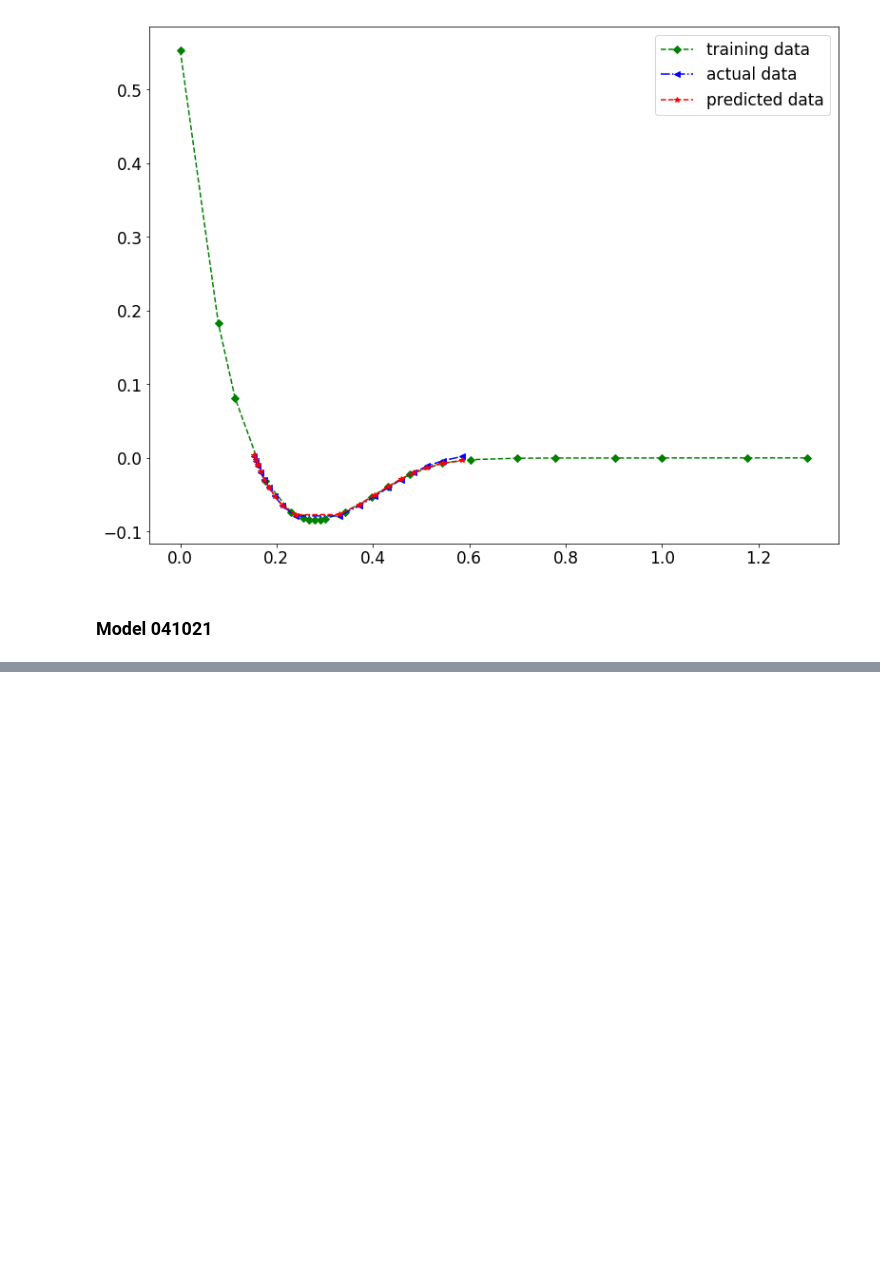
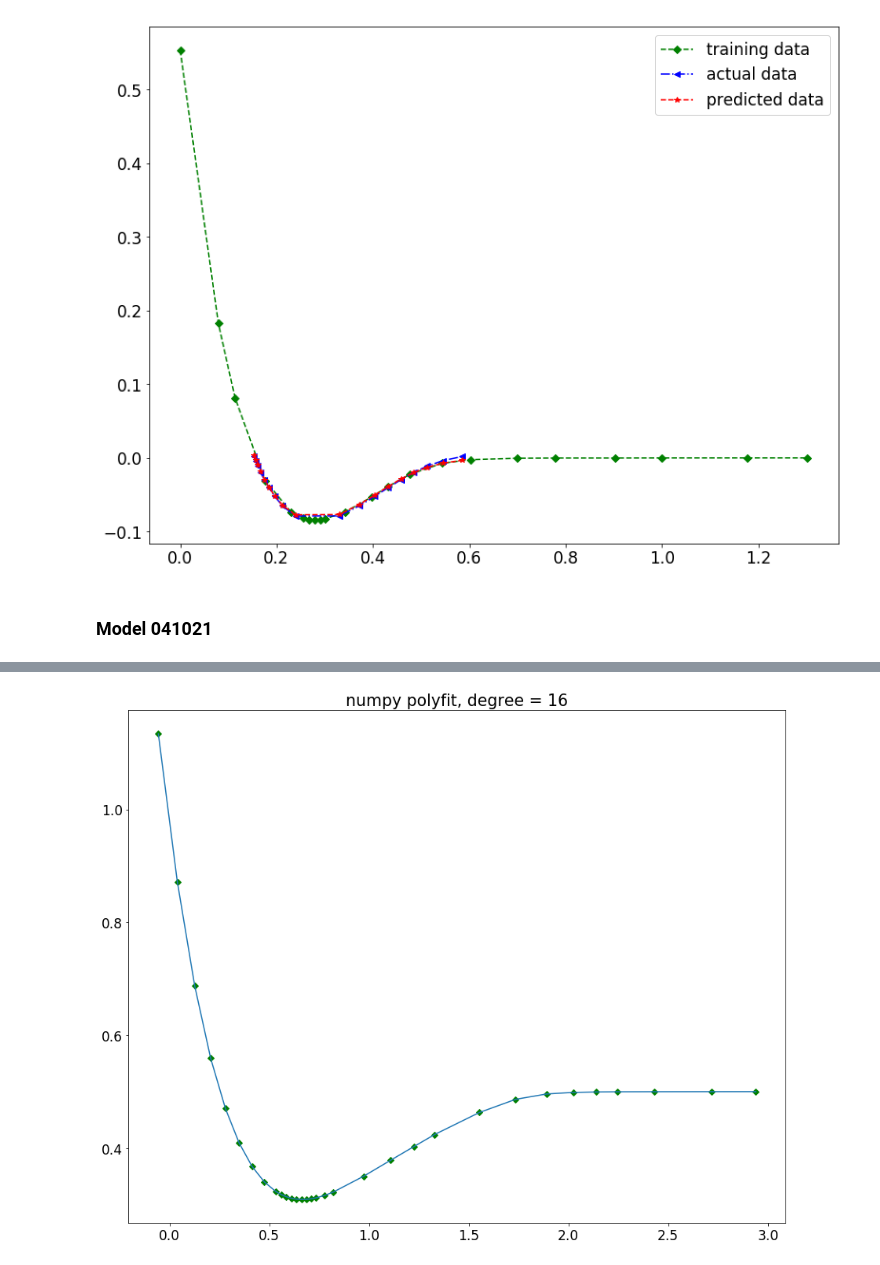
Before and after one commit to berylgithub/pes, a Jupyter notebook: PES_models.ipynb, the cells around one changed output, grey strips where cells are left out. Drawn from its saved outputs; the diff is of its cells as text; code cells hidden in the pictures; blank space fills up the shorter version.

Commit message:
added the second proposed model

```diff
--- a/PES_models.ipynb
+++ b/PES_models.ipynb
@@ -20,7 +21,7 @@ def RMSE(Y_pred, Y):
     #error between Y prediction and Y actual
     error = 0
     n = len(Y)
-    for i in range(length):
+    for i in range(n):
         diff = (Y[i]-Y_pred[i])**2
         error += diff
     return np.sqrt(error/n)
@@ -278,5 +280,0 @@ Success: Objective is sufficiently small
-# %%
-C = np.array([1,2,3,4,5,1,2,3,4,5,1])
-r = 2
-Z = (8, 1)
-f_diatomic_pot_lr(C, r, Z)
@@ -319,0 +281,76 @@ Error (linear algebra): Failed to build interpolation model while building adapt
+# %%
+import matplotlib.pyplot as plt
+matplotlib.rcParams.update({'font.size': 17})
+
+mol = "OH+"
+qidxs = query_one_var_indices(mol, "mol", list_data)
+#train and test on idx 4:
+idx = 4
+R = list_data[qidxs[idx]]["R"]
+V = list_data[qidxs[idx]]["V"]
+M = 16
+#C0 = np.random.uniform(0, 1, size=(M)) #to avoid division by 0
+C0 = np.zeros(M) + 1e-2
+Z = (1, 8) #atomic number of atom_1 and atom_2 (permutationally symmetric)
+poly_par = {"M":M, "morse":False}
+
+
+C = np.polyfit(R, V, M) #automatic fit by numpy
+e = f_poly_res(C[::-1], f_monomial_diatomic_pot, R, V, poly_par)
+print("residual = ",e) #the residual function is correct
+#p = np.poly1d(C)
+#V_pred = p(R)
+V_pred = [f_monomial_diatomic_pot(r, C[::-1], poly_par["morse"]) for r in R] #doublecheck the residual function
+print("RMSE = ",RMSE(V_pred, V)) #the polynomial function is correct
+plt.subplots(figsize=(15, 12))
+plt.plot(np.log(R), V, "gD")
+plt.plot(np.log(R), V_pred)
+plt.title("numpy polyfit, degree = "+str(M))
+print()
+
+#using polynomial fit but manual leastsquares:
+#C0 = C[::-1] #look at the correct C
+res = least_squares(f_poly_res2, C0, args=(f_monomial_diatomic_pot, R, V, poly_par), verbose=1, method="lm")
+print(res.message)
+V_pred = np.array([f_monomial_diatomic_pot(r, res.x, poly_par["morse"]) for r in R])
+print("RMSE = ",RMSE(V_pred, V))
+plt.subplots(figsize=(15, 12))
+plt.plot(np.log(R), V, "rD")
+plt.plot(np.log(R), V_pred)
+plt.title("polynomial fit (custom) with least squares, degree = "+str(M))
+print()
+
+#cubic spline:
+cs = CubicSpline(R, V, bc_type='natural')
+V_pred = cs(R)
+print("RMSE =", RMSE(V, V_pred))
+plt.subplots(figsize=(15, 12))
+plt.plot(np.log(R), V, "bD")
+plt.plot(np.log(R), V_pred)
+plt.title("scipy's natural cubic spline fit")
+print()
+
+#using the 2nd proposed method:
+#soln = dfbgn.solve(f_obj_diatomic_pot_lr, C0, args=(f_diatomic_pot_lr, V, R, Z))
+#print(soln) #dfbgn fails
+
+res = least_squares(f_obj_diatomic_pot_res, C0, args=(f_diatomic_pot_lr, V, R, Z), verbose=1, method="lm")
+print(res.message)
+V_pred = [f_diatomic_pot_lr(res.x, r, Z) for r in R]
+print("RMSE = ",RMSE(V_pred, V))
+plt.subplots(figsize=(15, 12))
+plt.plot(np.log(R), V, "bD")
+plt.plot(np.log(R), V_pred)
+plt.title("nonlinear diatomic with least squares, degree = "+str(M))
+
+
+Z = (1,1) #reduce the effect of nuclear charge:
+res = least_squares(f_obj_diatomic_pot_res, C0, args=(f_diatomic_pot_lr, V, R, Z), verbose=1, method="lm")
+print(res.message)
+V_pred = [f_diatomic_pot_lr(res.x, r, Z) for r in R]
+print("RMSE = ",RMSE(V_pred, V))
+plt.subplots(figsize=(15, 12))
+plt.plot(np.log(R), V, "bD")
+plt.plot(np.log(R), V_pred)
+plt.title("nonlinear diatomic with least squares, degree = "+str(M)+"; Z=1")
+# %% [output]
@@ -319,0 +375 @@ Error (linear algebra): Failed to build interpolation model while building adapt
+[figure, added]
```
Also changed, not shown: parts of 6 cells of this notebook.
